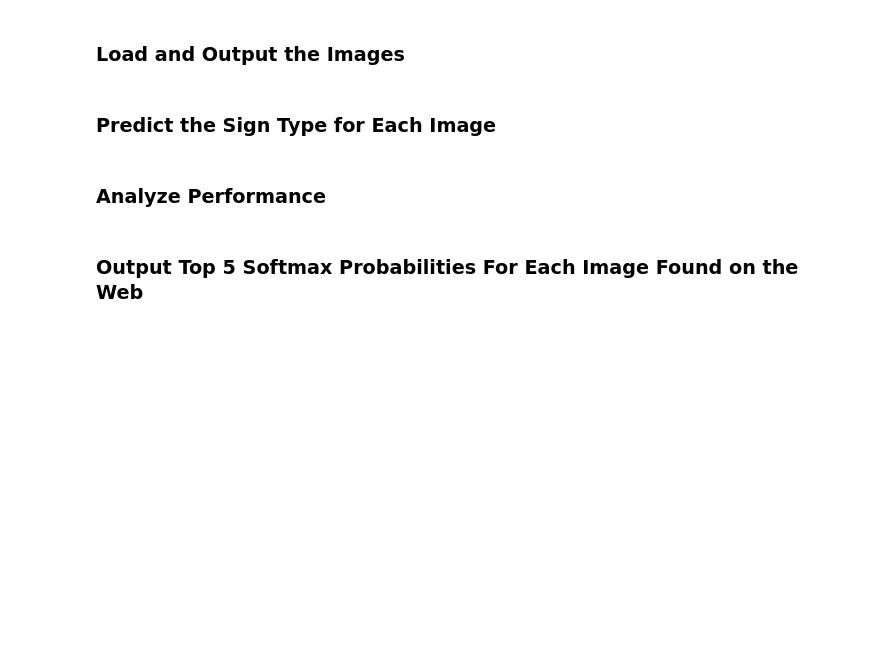
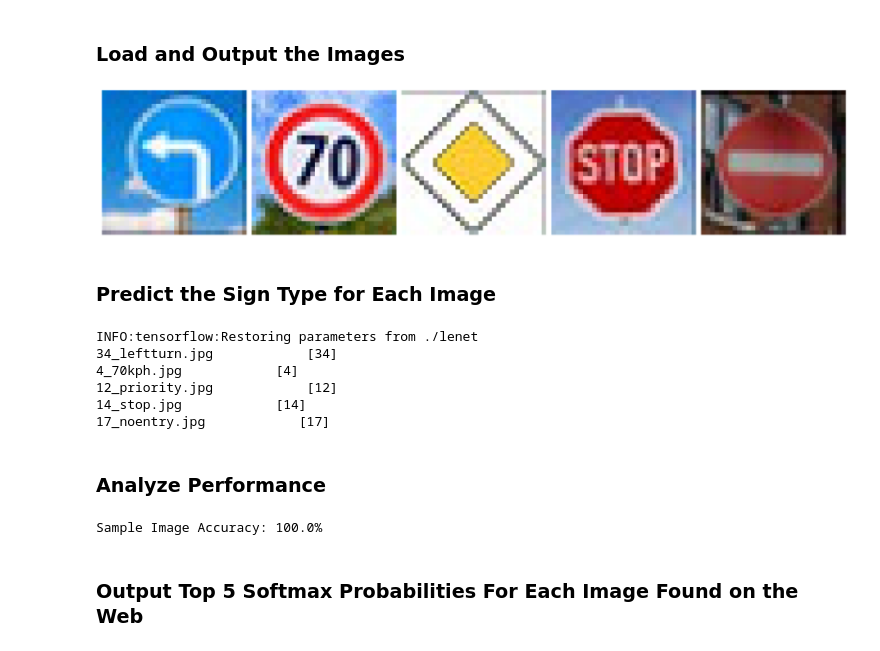
Before and after one commit to mikec-w/Udacity-CarND-Traffic-Sign-Classifier, a Jupyter notebook: Traffic_Sign_Classifier.ipynb, the cells around one changed output. Saved outputs shown, nothing was run; the diff lists cells and outputs as text; code cells hidden in the pictures; blank space fills up the shorter version.

```diff
--- a/Traffic_Sign_Classifier.ipynb
+++ b/Traffic_Sign_Classifier.ipynb
@@ -360,28 +367,25 @@ You may find `signnames.csv` useful as it contains mappings from the class id (i
 # %%
 ### Load the images and plot them here.
 ### Feel free to use as many code cells as needed.
+import os
+import matplotlib.pyplot as plt
 
-# sort the images by their type
-test_images = sorted(os.listdir(test_image_dir), key=lambda img: int(img.split('_')[0]))
+test_images = os.listdir('./test_images')
 
-# extract the image types from their filenames
 y_new = np.array([int(img.split('_')[0]) for img in test_images])
-
-# load the images
-X_new0 = np.array([cv2.resize(plt.imread(test_image_dir + img), (32, 32)) for img in test_images])
-
-# pre-process the images
-X_new = np.array([preprocess(img) for img in X_new0])
 
 # plot the images
 plt.figure(1, figsize=(48,48))
-for i in range(5):
-    plt.subplot(1, 5, i+1)
-    plt.title("\n".join(wrap('{0} = {1}'.format(y_new[i], sign_name_dict[str(y_new[i])]), 20)), fontsize=40)
-    plt.imshow(X_new0[i, :, :, :])
+for idx, img in enumerate(test_images):
+    # Load the image
+    image = plt.imread('./test_images/' + img)
+    plt.subplot(1, 5, idx+1)
+    plt.imshow(image)
     plt.axis('off')
 
 plt.tight_layout(pad=0., w_pad=0., h_pad=1.0)
+# %% [output]
+[figure, added]
 # %% [markdown]
 ### Predict the Sign Type for Each Image
 # %%
@@ -391,23 +395,32 @@ plt.tight_layout(pad=0., w_pad=0., h_pad=1.0)
 
 with tf.Session() as sess:
     saver.restore(sess, tf.train.latest_checkpoint('.'))
-    predictions = sess.run(prediction, feed_dict={x: X_new, keep_prob: 1.0})
+    X_new = []
 
-print('\nPrediction   Ground Truth')
-print('----------   ------------')
-for p_i, y_i in zip(predictions, y_new):
-    print('    {0:2d}            {1:2d}     '.format(p_i, y_i))
+    for img in test_images:
+        X = plt.imread('./test_images/' + img)
+        # PreProcess and Then run through the network - image is already 32x32xRGB
+        X = np.array([preprocess(X)])
+        predictions = sess.run(tf.argmax(logits, 1), feed_dict={x: X, keep_prob: 1.0})
+        print('{0}            {1}     '.format(img, predictions))
+        X_new.append(predictions)
+# %% [output]
+INFO:tensorflow:Restoring parameters from ./lenet
+34_leftturn.jpg            [34]
+4_70kph.jpg            [4]
+12_priority.jpg            [12]
+14_stop.jpg            [14]
+17_noentry.jpg            [17]
 # %% [markdown]
 ### Analyze Performance
 # %%
 ### Calculate the accuracy for these 5 new images.
 ### For example, if the model predicted 1 out of 5 signs correctly, it's 20% accurate on these new images.
 
-with tf.Session() as sess:
-    saver.restore(sess, tf.train.latest_checkpoint('.'))
-
-    new_accuracy = evaluate(X_new, y_new)
-    print("\nNew Accuracy = {:.3f}".format(new_accuracy))
+Accuracy = 100 * np.sum(X_new == y_new) / len(X_new)
+print("Sample Image Accuracy: {0}%".format(Accuracy))
+# %% [output]
+Sample Image Accuracy: 100.0%
 # %% [markdown]
 ### Output Top 5 Softmax Probabilities For Each Image Found on the Web
 # %% [markdown]
```
Also changed, not shown: parts of 6 cells of this notebook, 6 other files.
